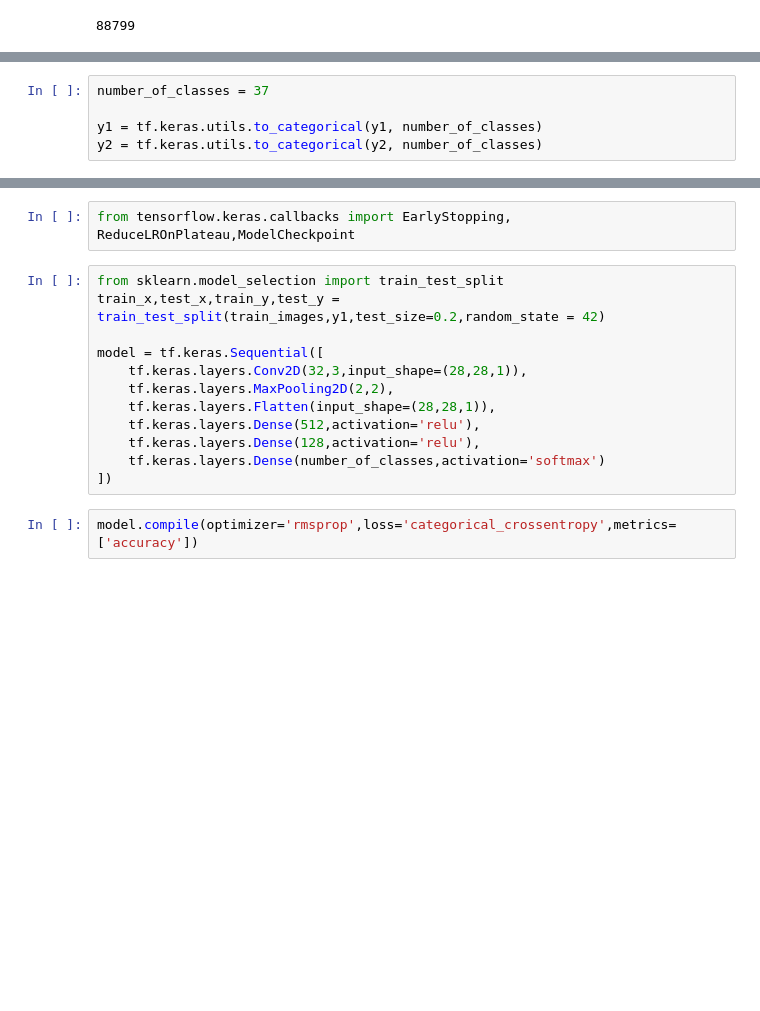
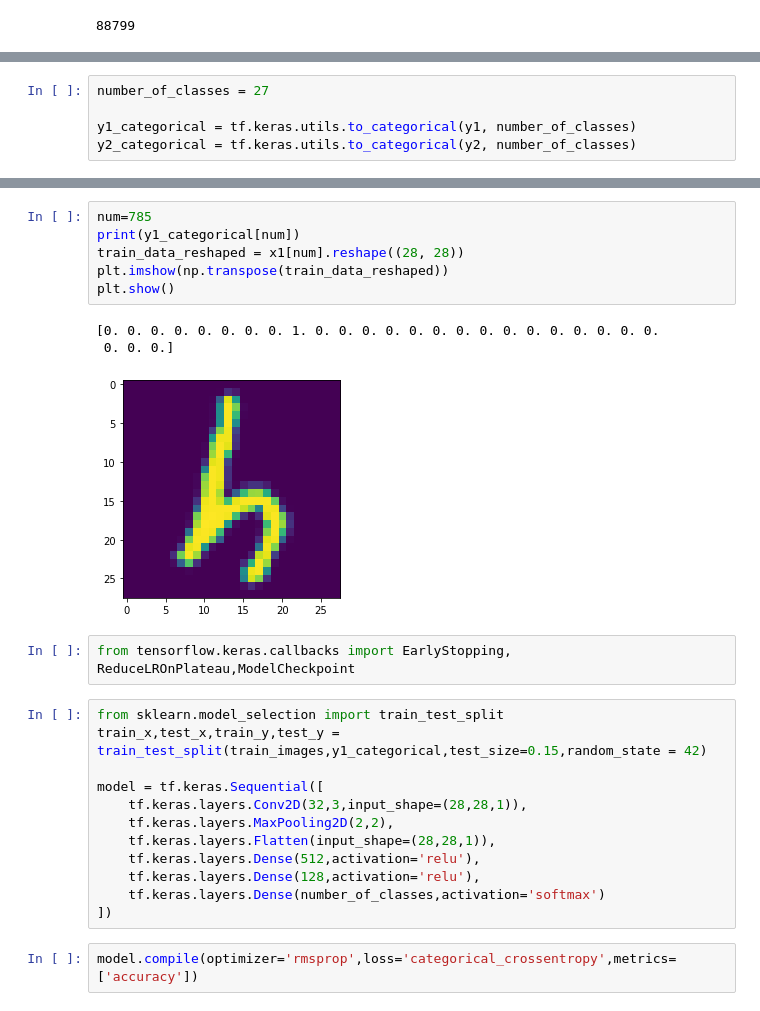
Before and after one commit to A-S-Adithiyaa/PBL_5th_SEM, a Jupyter notebook: main.ipynb, the cells around one changed output, grey strips where cells are left out. Cells and saved outputs as stored; diff of their text form; blank space fills up the shorter version.

```diff
--- a/main.ipynb
+++ b/main.ipynb
@@ -84,5 +104,5 @@ len(y1)
 # %%
-number_of_classes = 37
+number_of_classes = 27
 
-y1 = tf.keras.utils.to_categorical(y1, number_of_classes)
-y2 = tf.keras.utils.to_categorical(y2, number_of_classes)
+y1_categorical = tf.keras.utils.to_categorical(y1, number_of_classes)
+y2_categorical = tf.keras.utils.to_categorical(y2, number_of_classes)
@@ -99,8 +154,18 @@ array([[0., 0., 0., ..., 0., 0., 0.],
+# %%
+num=785
+print(y1_categorical[num])
+train_data_reshaped = x1[num].reshape((28, 28))
+plt.imshow(np.transpose(train_data_reshaped))
+plt.show()
+# %% [output]
+[0. 0. 0. 0. 0. 0. 0. 0. 1. 0. 0. 0. 0. 0. 0. 0. 0. 0. 0. 0. 0. 0. 0. 0.
+ 0. 0. 0.]
+[figure, added]
 # %%
 from tensorflow.keras.callbacks import EarlyStopping, ReduceLROnPlateau,ModelCheckpoint
 # %%
 from sklearn.model_selection import train_test_split
-train_x,test_x,train_y,test_y = train_test_split(train_images,y1,test_size=0.2,random_state = 42)
+train_x,test_x,train_y,test_y = train_test_split(train_images,y1_categorical,test_size=0.15,random_state = 42)
 
 model = tf.keras.Sequential([
     tf.keras.layers.Conv2D(32,3,input_shape=(28,28,1)),
```
Also changed, not shown: parts of 23 cells of this notebook.
